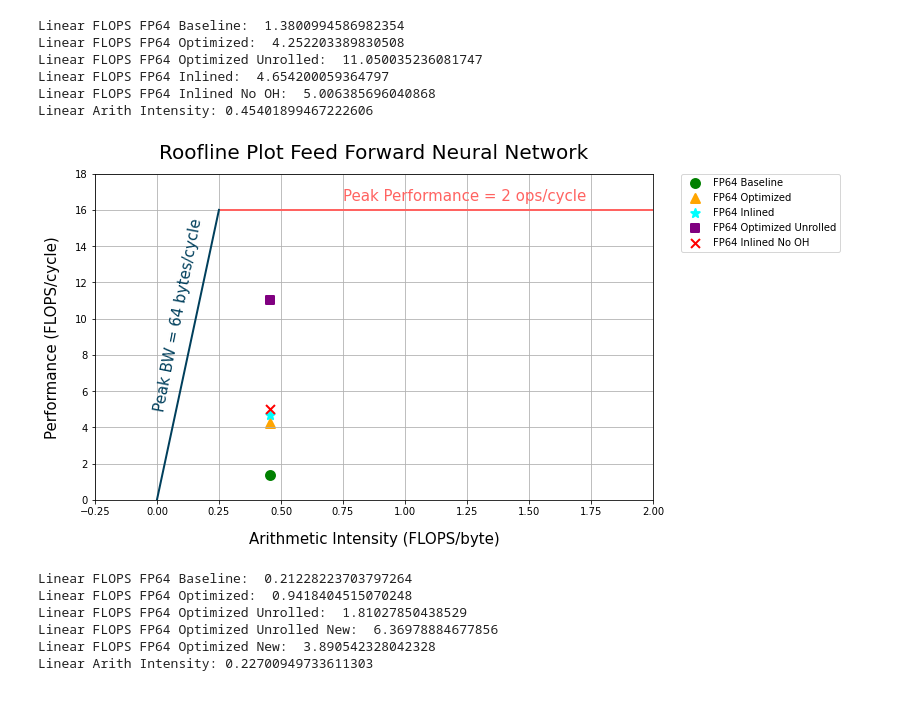
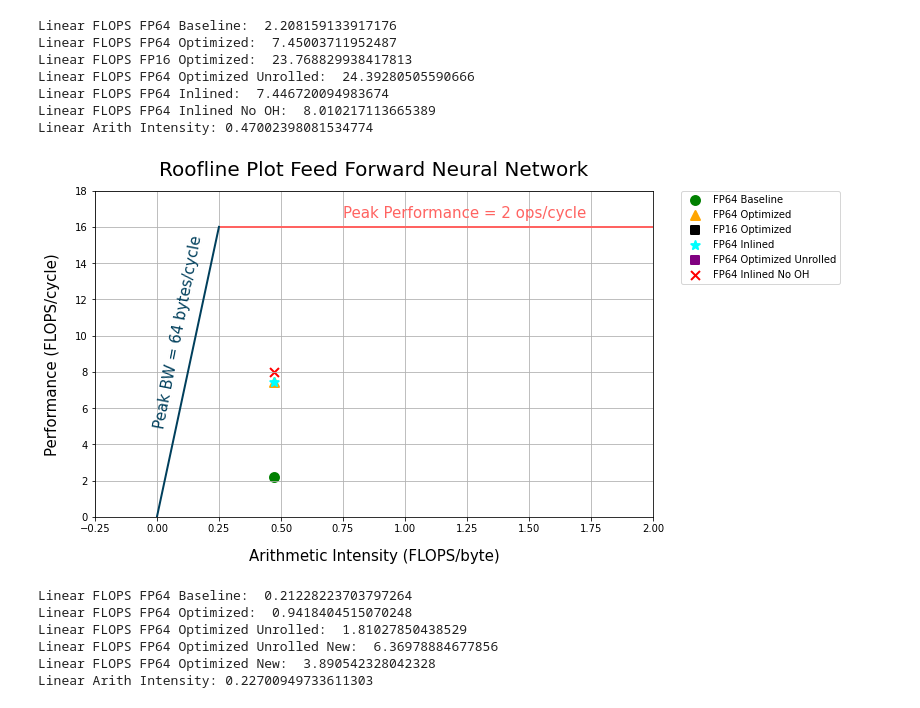
Before and after one commit to viv-eth/snitch, a Jupyter notebook: sw/applications/roofline.ipynb, the cells around one changed output. Cells and saved outputs as stored; diff of their text form; code cells hidden in the pictures.

Commit message:
sw: change to inline functions for optimization

```diff
--- a/sw/applications/roofline.ipynb
+++ b/sw/applications/roofline.ipynb
@@ -14,7 +14,7 @@ import numpy as np
 peak_BW = 64 # bytes/cycle
 
 IN_CH = 784
-OUT_CH = 10
+OUT_CH = 16
 
 NUM_BYTES = 8
 
@@ -24,8 +24,9 @@ FMAC_FLOP = 2
 FMAC_FLOP_peak_per_cluster = FMAC_FLOP * NUM_CORES
 
 MAX_NUM_CYCLES_fp64base = 22723
-MAX_NUM_CYCLES_fp64opt = 7375
-MAX_NUM_CYCLES_fp64opt_unrolled = 2838
+MAX_NUM_CYCLES_fp64opt = 6735
+MAX_NUM_CYCLES_fp16opt = 2111
+MAX_NUM_CYCLES_fp64opt_unrolled = 2057
 MAX_NUM_CYCLES_fp64_inline = np.max([6734, 6738, 6661, 6692, 6640, 6615, 6566, 6511])
 MAX_NUM_CYCLES_fp64_inline_no_OH = 3132*2
 
@@ -35,12 +36,14 @@ LINEAR_FLOP_TOT = IN_CH * OUT_CH * FMAC_FLOP * NUM_ITERATIONS
 
 LINEAR_FLOPS_fp64base = (LINEAR_FLOP_TOT) / MAX_NUM_CYCLES_fp64base
 LINEAR_FLOPS_fp64opt = (LINEAR_FLOP_TOT)/ MAX_NUM_CYCLES_fp64opt
+LINEAR_FLOPS_fp16opt = (LINEAR_FLOP_TOT)/ MAX_NUM_CYCLES_fp16opt
 LINEAR_FLOPS_fp64opt_unrolled = (LINEAR_FLOP_TOT)/ MAX_NUM_CYCLES_fp64opt_unrolled
 LINEAR_FLOPS_fp64_inline = (LINEAR_FLOP_TOT)/ MAX_NUM_CYCLES_fp64_inline
 LINEAR_FLOPS_fp64_inline_no_OH = (LINEAR_FLOP_TOT)/ MAX_NUM_CYCLES_fp64_inline_no_OH
 
 print("Linear FLOPS FP64 Baseline: ", LINEAR_FLOPS_fp64base)
 print("Linear FLOPS FP64 Optimized: ", LINEAR_FLOPS_fp64opt)
+print("Linear FLOPS FP16 Optimized: ", LINEAR_FLOPS_fp16opt)
 print("Linear FLOPS FP64 Optimized Unrolled: ", LINEAR_FLOPS_fp64opt_unrolled)
 print("Linear FLOPS FP64 Inlined: ", LINEAR_FLOPS_fp64_inline)
 print("Linear FLOPS FP64 Inlined No OH: ", LINEAR_FLOPS_fp64_inline_no_OH)
@@ -59,40 +62,42 @@ print("Linear Arith Intensity:", linear_arith_intensity)
 # plot the roofline plot
 # y-axis: operations per cycle (perfromance)
 # x-axis: operations per byte (intensity)
 
 x = np.linspace(0, 0.25, 100)
 y = peak_BW * x
 
 plt.rcParams["figure.figsize"] = (10,6)
 ax = plt.gca()
 # ax.figsize = (10, 6)
 ax.plot(x, y, '-', color='#003f5c', linewidth=2)
 plt.text(-0.02, 5, 'Peak BW = %d bytes/cycle' % peak_BW, fontsize=15, rotation = 79, color='#003f5c')
 ax.axhline(y=peak_performance, color='#ff6361', linestyle='-', xmin = 0.225, xmax = 2, linewidth=2)
 # ax.plot(linear_arith_intensity, LINEAR_FLOPS, 'o', color='green', label='FP64 Baseline', markersize=10)
 ax.scatter(linear_arith_intensity, LINEAR_FLOPS_fp64base, color='green', label='FP64 Baseline', s=80, linewidth = 2, marker='o')
 ax.scatter(linear_arith_intensity, LINEAR_FLOPS_fp64opt, color='orange', label='FP64 Optimized', s=80, linewidth = 2, marker='^')
+ax.scatter(linear_arith_intensity, LINEAR_FLOPS_fp16opt, color='black', label='FP16 Optimized', s=80, linewidth = 2, marker='s')
 ax.scatter(linear_arith_intensity, LINEAR_FLOPS_fp64_inline, color='cyan', label='FP64 Inlined', s=80, linewidth = 2, marker='*')
 ax.scatter(linear_arith_intensity, LINEAR_FLOPS_fp64opt_unrolled, color='purple', label='FP64 Optimized Unrolled', s=80, linewidth = 2, marker='s')
 ax.scatter(linear_arith_intensity, LINEAR_FLOPS_fp64_inline_no_OH, color='red', label='FP64 Inlined No OH', s=80, linewidth = 2, marker='x')
 # ax.scatter(linear_arith_intensity, LINEAR_FLOPS_fp32opt, color='magenta', label='FP32 Optimized', s=80, facecolor='none', linewidth = 2)
 plt.text(0.75, 16.5,'Peak Performance = 2 ops/cycle', fontsize=15, color='#ff6361')
 ax.set_xlim([-0.25, 2])
 ax.set_ylim([0, peak_performance + 2])
 # legend next to the plot
 ax.legend(bbox_to_anchor=(1.05, 1), loc=2, borderaxespad=0.)
 plt.xlabel('Arithmetic Intensity (FLOPS/byte)', fontsize=15, labelpad=15)
 plt.ylabel('Performance (FLOPS/cycle)', fontsize=15, labelpad=15)
 plt.title('Roofline Plot Feed Forward Neural Network', fontsize=20, pad=15)
 plt.grid(True)
 # %% [output]
-Linear FLOPS FP64 Baseline:  1.3800994586982354
-Linear FLOPS FP64 Optimized:  4.252203389830508
-Linear FLOPS FP64 Optimized Unrolled:  11.050035236081747
-Linear FLOPS FP64 Inlined:  4.654200059364797
-Linear FLOPS FP64 Inlined No OH:  5.006385696040868
-Linear Arith Intensity: 0.45401899467222606
+Linear FLOPS FP64 Baseline:  2.208159133917176
+Linear FLOPS FP64 Optimized:  7.45003711952487
+Linear FLOPS FP16 Optimized:  23.768829938417813
+Linear FLOPS FP64 Optimized Unrolled:  24.39280505590666
+Linear FLOPS FP64 Inlined:  7.446720094983674
+Linear FLOPS FP64 Inlined No OH:  8.010217113665389
+Linear Arith Intensity: 0.47002398081534774
-[figure, old version]
+[figure, new version]
 # %%
 """ GRADIENT UPDATE FP64 """
 # Occamy Peak FLOPS for FP64:
```
Also changed, not shown: 15 other files.
